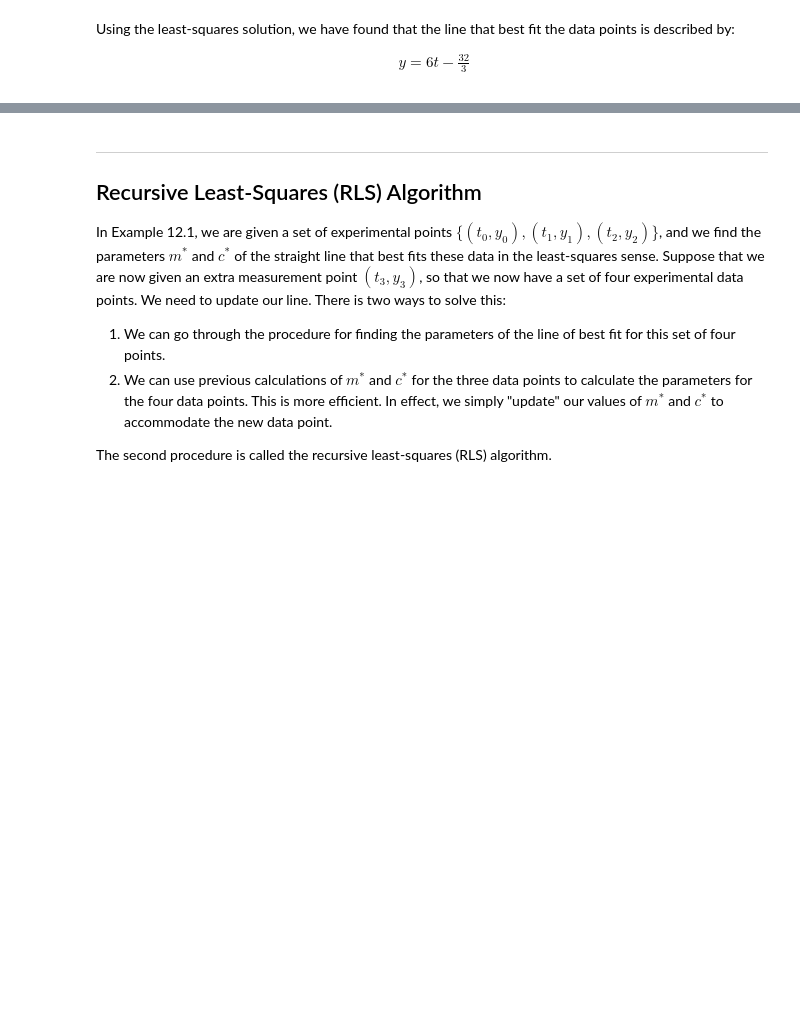
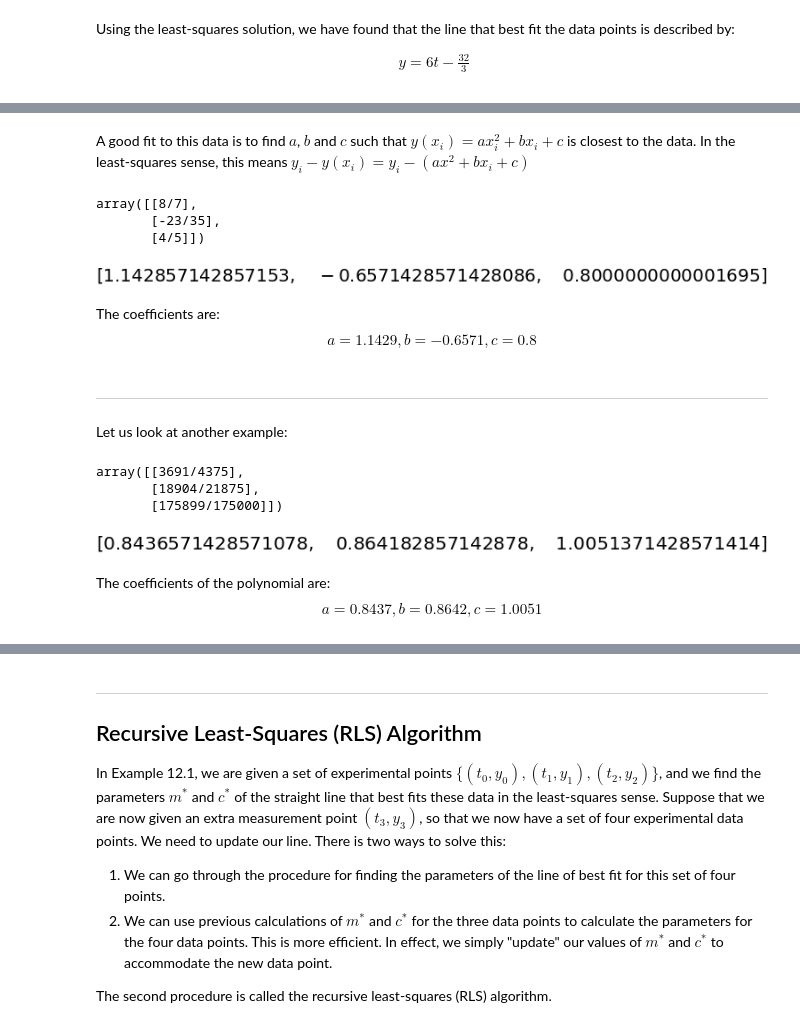
Before and after one commit to sheikhomar/opan, a Jupyter notebook: lec06.ipynb, the cells around one changed output, grey strips where cells are left out. Saved outputs shown, nothing was run; the diff lists cells and outputs as text; code cells hidden in the pictures; blank space fills up the shorter version.

```diff
--- a/lec06.ipynb
+++ b/lec06.ipynb
@@ -305,0 +331,55 @@ A graphical illustration of our problem is shown in Figure 12.2:
+# %% [markdown]
+A good fit to this data is to find $a$, $b$ and $c$ such that $y(x_i) = ax_i^2 + bx_i + c$ is closest to the data. In the least-squares sense, this means $y_i - y(x_i) = y_i - (ax^2 + bx_i + c)$
+# %%
+def create_parabola():
+    A = [[1**2,  1,  1],
+         [2**2,  2,  1],
+         [3**2,  3,  1],
+         [4**2,  4,  1],
+         [5**2,  5,  1]]
+    b = [1, 5, 8, 17, 26]
+    return LinearSystem(A, b)
+ex_parabola = create_parabola()
+ls = ex_parabola.least_squares_solution()
+ls
+# %% [output]
+array([[8/7],
+       [-23/35],
+       [4/5]])
+# %%
+utils.to_decimal(ls)
+# %% [output]
+[figure, added]
+# %% [markdown]
+The coefficients are:
+$$
+a = 1.1429, b=-0.6571, c=0.8
+$$
+# %% [markdown]
+---
+Let us look at another example:
+# %%
+def create_parabola2():
+    A = [[0.00,  0.00,  1],
+         [0.25**2,  0.25,  1],
+         [0.50**2,  0.50,  1],
+         [0.75**2,  0.75,  1],
+         [1.00**2,  1.00,  1]]
+    b = [1.00, 1.2840, 1.6487, 2.1170, 2.7183]
+    return LinearSystem(A, b)
+ex_parabola2 = create_parabola2()
+ls = ex_parabola2.least_squares_solution()
+ls
+# %% [output]
+array([[3691/4375],
+       [18904/21875],
+       [175899/175000]])
+# %%
+utils.to_decimal(ls)
+# %% [output]
+[figure, added]
+# %% [markdown]
+The coefficients of the polynomial are:
+$$
+a = 0.8437, b=0.8642, c=1.0051
+$$
```
Also changed, not shown: parts of 35 cells of this notebook, 3 other files.
